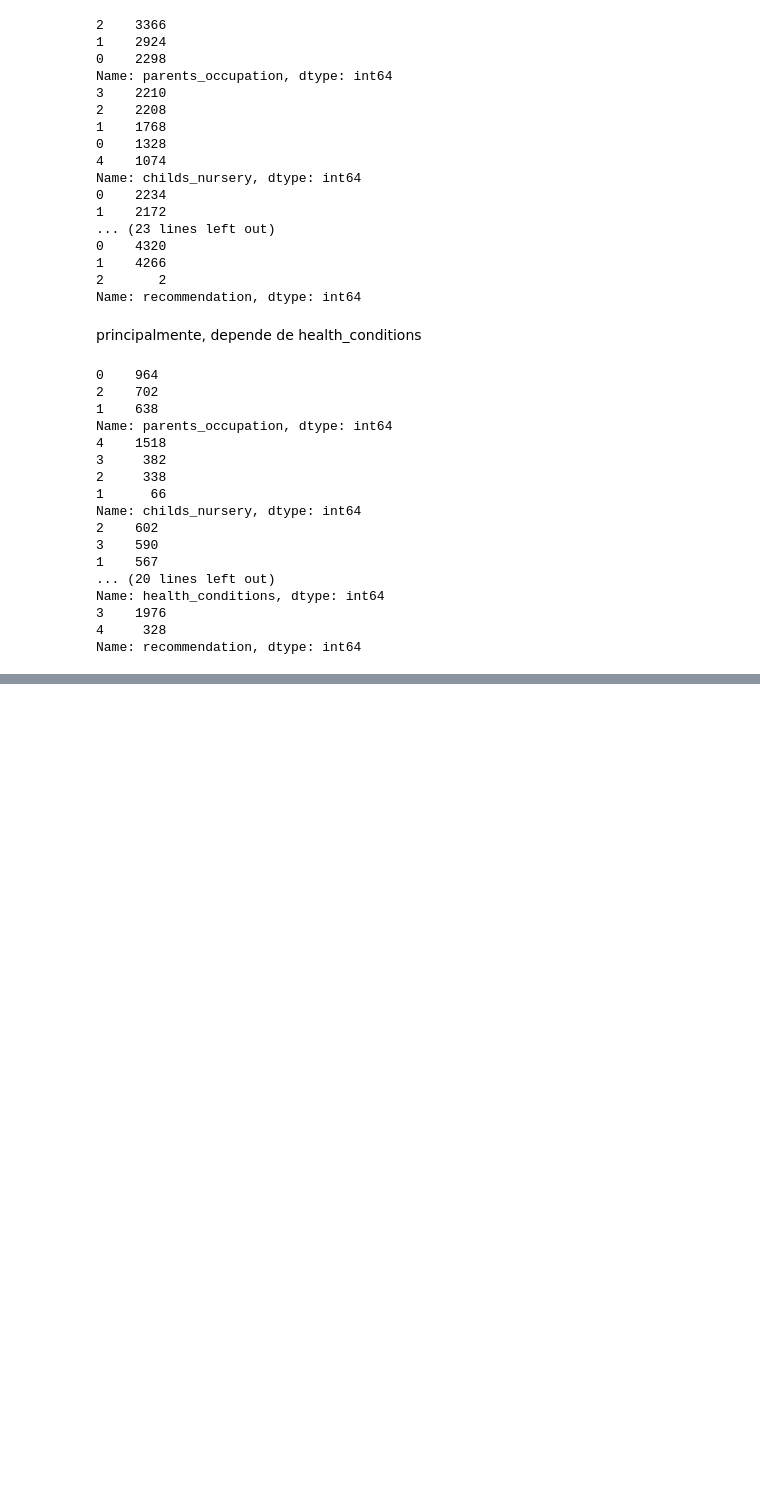
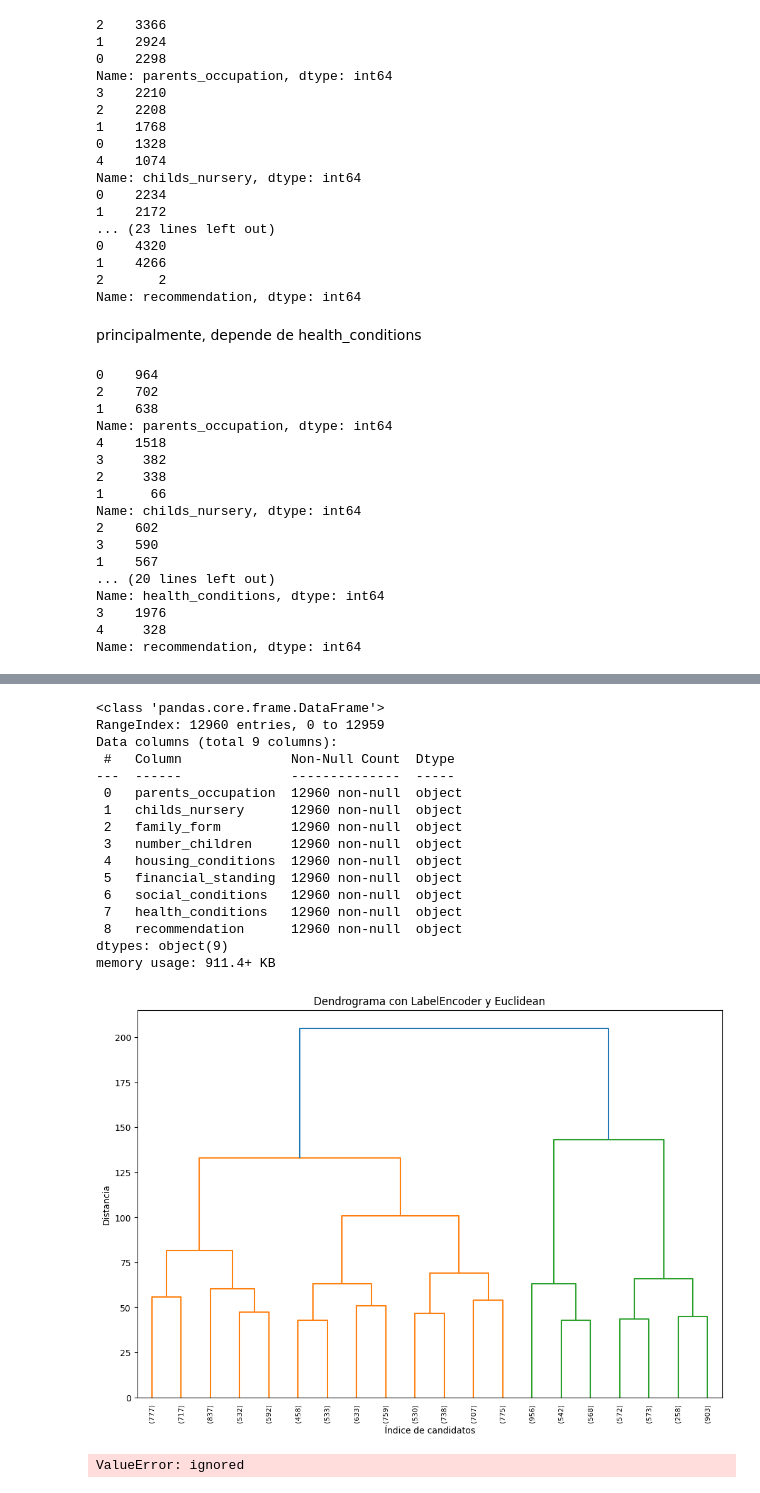
Before and after one commit to PilarAriasVazquez/L4, a Jupyter notebook: Untitled6.ipynb, the cells around one changed output, grey strips where cells are left out. Cells and saved outputs as stored; diff of their text form; code cells hidden in the pictures; blank space fills up the shorter version.

```diff
--- a/Untitled6.ipynb
+++ b/Untitled6.ipynb
@@ -409,3 +410,70 @@ data1.describe()
 | 50% | 1.00000 | 2.000000 | 1.000000 | 1.000000 | 1.000000 | ... |
 | 75% | 2.00000 | 3.000000 | 2.000000 | 2.000000 | 2.000000 | ... |
 | max | 2.00000 | 4.000000 | 3.000000 | 3.000000 | 2.000000 | ... |
+# %%
+#Importamos la base de datos
+data = pd.read_csv('enfermeria.csv', encoding = 'latin_1')
+data.info()
+data.head()
+
+
+# definir los parámetros del algoritmo
+n_clusters = 3
+linkage_1 = 'ward'
+linkage_2 = 'complete'
+
+# codificar los datos con label encoder
+le = LabelEncoder()
+data_le = data.apply(le.fit_transform)
+
+# ajustar el modelo de clustering con euclidean
+model_1 = AgglomerativeClustering(n_clusters=n_clusters, linkage=linkage_1, affinity='euclidean')
+clusters_1 = model_1.fit_predict(data_le)
+
+
+# crear un dendrograma
+Z_1 = linkage(data_le, method=linkage_1, metric='euclidean')
+plt.figure(figsize=(12, 8))
+plt.title('Dendrograma con LabelEncoder y Euclidean')
+plt.xlabel('Índice de candidatos')
+plt.ylabel('Distancia')
+dendrogram(Z_1, leaf_rotation=90., leaf_font_size=8., truncate_mode='lastp', p=20)
+plt.show()
+# %% [output]
+<class 'pandas.core.frame.DataFrame'>
+RangeIndex: 12960 entries, 0 to 12959
+Data columns (total 9 columns):
+ #   Column              Non-Null Count  Dtype
+---  ------              --------------  -----
+ 0   parents_occupation  12960 non-null  object
+ 1   childs_nursery      12960 non-null  object
+ 2   family_form         12960 non-null  object
+ 3   number_children     12960 non-null  object
+ 4   housing_conditions  12960 non-null  object
+ 5   financial_standing  12960 non-null  object
+ 6   social_conditions   12960 non-null  object
+ 7   health_conditions   12960 non-null  object
+ 8   recommendation      12960 non-null  object
+dtypes: object(9)
+memory usage: 911.4+ KB
+[figure, added]
+# %%
+from sklearn.preprocessing import OneHotEncoder
+# codificar los datos con one-hot encoder
+ohe = OneHotEncoder()
+data_ohe = pd.DataFrame(ohe.fit_transform(data).toarray())
+
+# ajustar el modelo de clustering con hamming
+model_2 = AgglomerativeClustering(n_clusters=n_clusters, linkage=linkage_2, affinity='hamming')
+clusters_2 = model_2.fit_predict(data_ohe)
+
+# crear un dendrograma
+Z_2 = linkage(data_ohe, method='ward', metric='hamming')
+plt.figure(figsize=(12, 8))
+plt.title('Dendrograma con OneHotEncoder y Hamming')
+plt.xlabel('Índice de candidatos')
+plt.ylabel('Distancia')
+dendrogram(Z_2, leaf_rotation=90., leaf_font_size=8., truncate_mode='lastp', p=20)
+plt.show()
+# %% [output]
+ValueError: ignored
```
Also changed, not shown: parts of 3 cells of this notebook.
